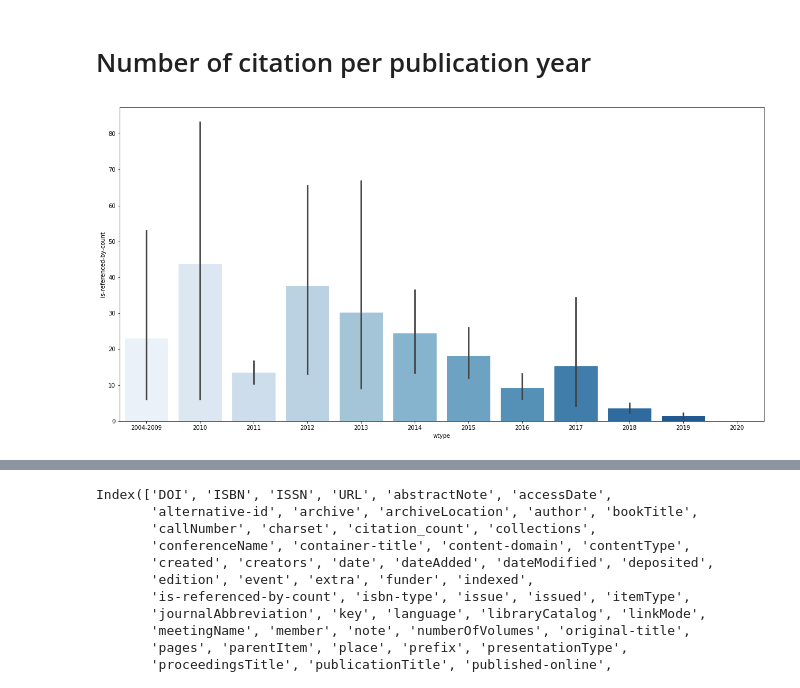
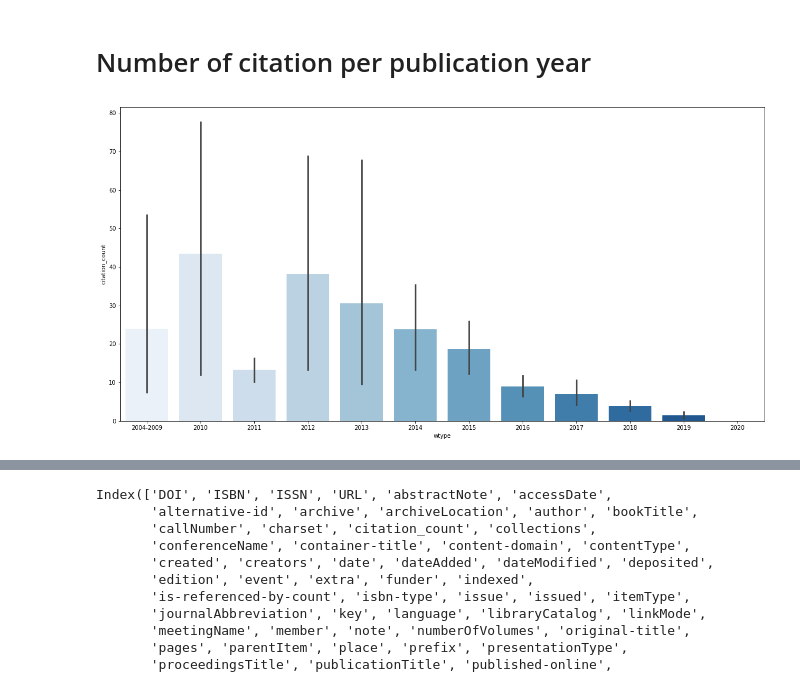
Before and after one commit to WafaJohal/SocialRobotUpdate, a Jupyter notebook: Quantitative_Bib.ipynb, the cells around one changed output, grey strips where cells are left out. Cells and saved outputs as stored; diff of their text form; code cells hidden in the pictures.

```diff
--- a/Quantitative_Bib.ipynb
+++ b/Quantitative_Bib.ipynb
@@ -104,6 +136,6 @@ cr_df
 cr_df.drop(['rights','accessDate','archive','archiveLocation','callNumber','charset','content-domain'
             ,'contentType', 'dateAdded','dateModified','edition','funder','language','linkMode',
            'meetingName','note','numberOfVolumes','original-title','presentationType',
-           'score','seriesNumber','seriesText','seriesTitle','short-title'], axis=1)
+           'score','seriesNumber','seriesText','seriesTitle','short-title'], axis=1, inplace =True)
 # %%
 cr_df.to_csv('CrossRef_DataFrame.csv', index=False)
@@ -109,0 +144,3 @@ cr_df.to_csv('CrossRef_DataFrame.csv', index=False)
+# %%
+belpaeme2018 = pd.read_excel('Update Meta analysis of robots for learning literature (Science Robotics).xlsx', index = False)
+belpaeme2018
@@ -109,0 +161,5 @@ cr_df.to_csv('CrossRef_DataFrame.csv', index=False)
+# %%
+belpaeme2018.dropna(subset=['DOI'], inplace=True) # remove papers without DOI
+belpaeme2018.reset_index(inplace=True)
+# %%
+cr_anno = pd.merge(cr_df, belpaeme2018, on=['DOI'], how='left')
@@ -111,7 +169,7 @@ cr_df.to_csv('CrossRef_DataFrame.csv', index=False)
 # Number of citation per publication year
 # %%
 plt.figure(figsize=(20,10))
-ax = sns.barplot(x="wtype",y='is-referenced-by-count', data=cr_df, order=['2004-2009','2010', '2011', '2012', '2013', '2014',
+ax = sns.barplot(x="wtype",y='citation_count', data=cr_anno, order=['2004-2009','2010', '2011', '2012', '2013', '2014',
                                               '2015', '2016', '2017', '2018', '2019', '2020'], palette='Blues')
 # %% [output]
-[figure, old version]
+[figure, new version]
```
Also changed, not shown: parts of 21 cells of this notebook, 10 other files.
